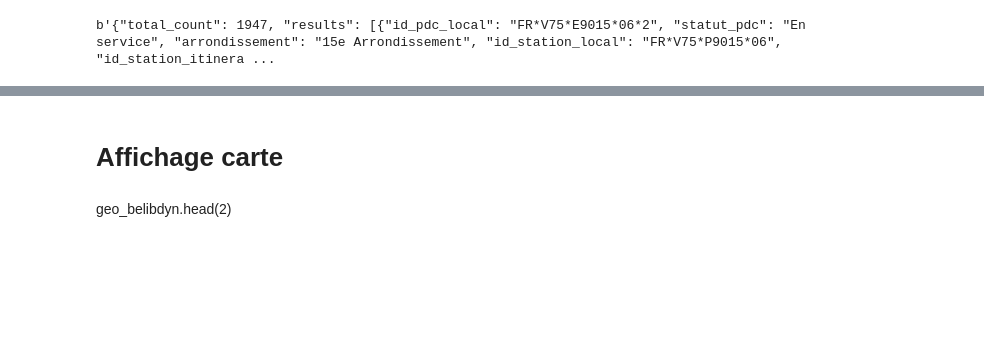
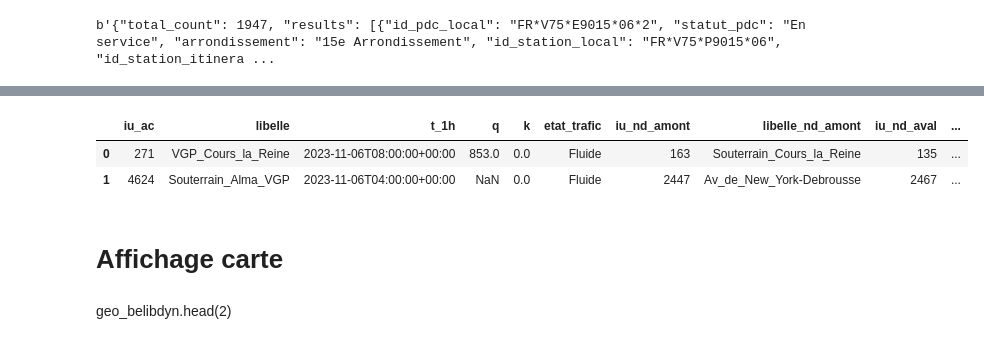
Before and after one commit to dantruski/Projet-Python-DS-Belib, a Jupyter notebook: disponibilitymap.ipynb, the cells around one changed output, grey strips where cells are left out. Drawn from its saved outputs; the diff is of its cells as text; code cells hidden in the pictures; blank space fills up the shorter version.

Commit message:
en cours

```diff
--- a/disponibilitymap.ipynb
+++ b/disponibilitymap.ipynb
@@ -5,10 +5,15 @@ import pandas as pd
 req = requests.get("https://opendata.paris.fr/api/explore/v2.1/catalog/datasets/belib-points-de-recharge-pour-vehicules-electriques-donnees-statiques/records?")
 wb = req.json()
 
-url_belibstat = "https://opendata.paris.fr/api/explore/v2.1/catalog/datasets/belib-points-de-recharge-pour-vehicules-electriques-donnees-statiques/records?"
+url_belibstat = "https://opendata.paris.fr/api/explore/v2.1/catalog/datasets/belib-points-de-recharge-pour-vehicules-electriques-donnees-statiques/records?order_by=date_maj%20DESC"
+
+url_belibstat_json = 'https://opendata.paris.fr/api/explore/v2.1/catalog/datasets/belib-points-de-recharge-pour-vehicules-electriques-donnees-statiques/exports/json?order_by=date_maj%20DESC'
 
 url_count = "https://opendata.paris.fr/api/explore/v2.1/catalog/datasets/comptages-routiers-permanents/records?"
 
+url_count_json = "https://opendata.paris.fr/api/explore/v2.1/catalog/datasets/comptages-routiers-permanents/exports/json?order_by=k&sort=desc&limit=500"
+
+
 url_belibdyn = "https://parisdata.opendatasoft.com/api/explore/v2.1/catalog/datasets/belib-points-de-recharge-pour-vehicules-electriques-disponibilite-temps-reel/records?order_by=last_updated%20DESC&limit=100"
 # %%
 print(req.content[:1000])
@@ -31,5 +72,5 @@ def get_dpe_from_url(url):
 # %%
-dpe_belibstat = get_dpe_from_url(url_belibstat)
+dpe_belibstat = get_df_from_url(url_belibstat_json)
 dpe_count = get_dpe_from_url(url_count)
 dpe_belibdyn = get_dpe_from_url(url_belibdyn)
-dpe_belibstat.head(20)
+dpe_count_json = get_dpe_from_url(url_count_json)
@@ -75,3 +91,9 @@ dpe_belibdyn.head(20)
+# %%
+dpe_count_json.head(2)
+# %% [output]
+|  | iu_ac | libelle | t_1h | q | k | etat_trafic | iu_nd_amont | libelle_nd_amont | iu_nd_aval | ... |
+| 0 | 271 | VGP_Cours_la_Reine | 2023-11-06T08:00:00+00:00 | 853.0 | 0.0 | Fluide | 163 | Souterrain_Cours_la_Reine | 135 | ... |
+| 1 | 4624 | Souterrain_Alma_VGP | 2023-11-06T04:00:00+00:00 | NaN | 0.0 | Fluide | 2447 | Av_de_New_York-Debrousse | 2467 | ... |
 # %% [markdown]
 # Affichage carte
 # %%
```
Also changed, not shown: parts of 20 cells of this notebook, 2 other files.
